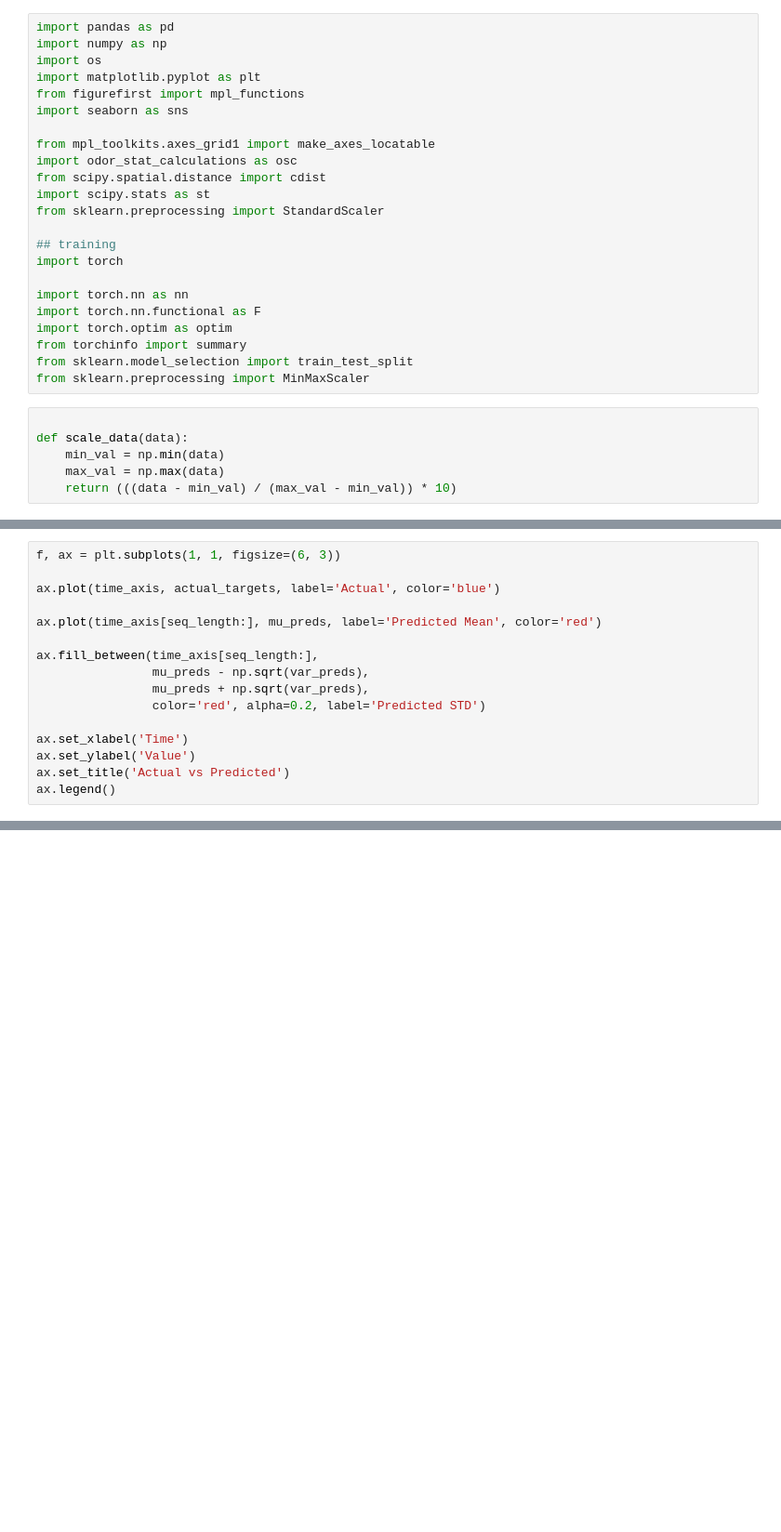
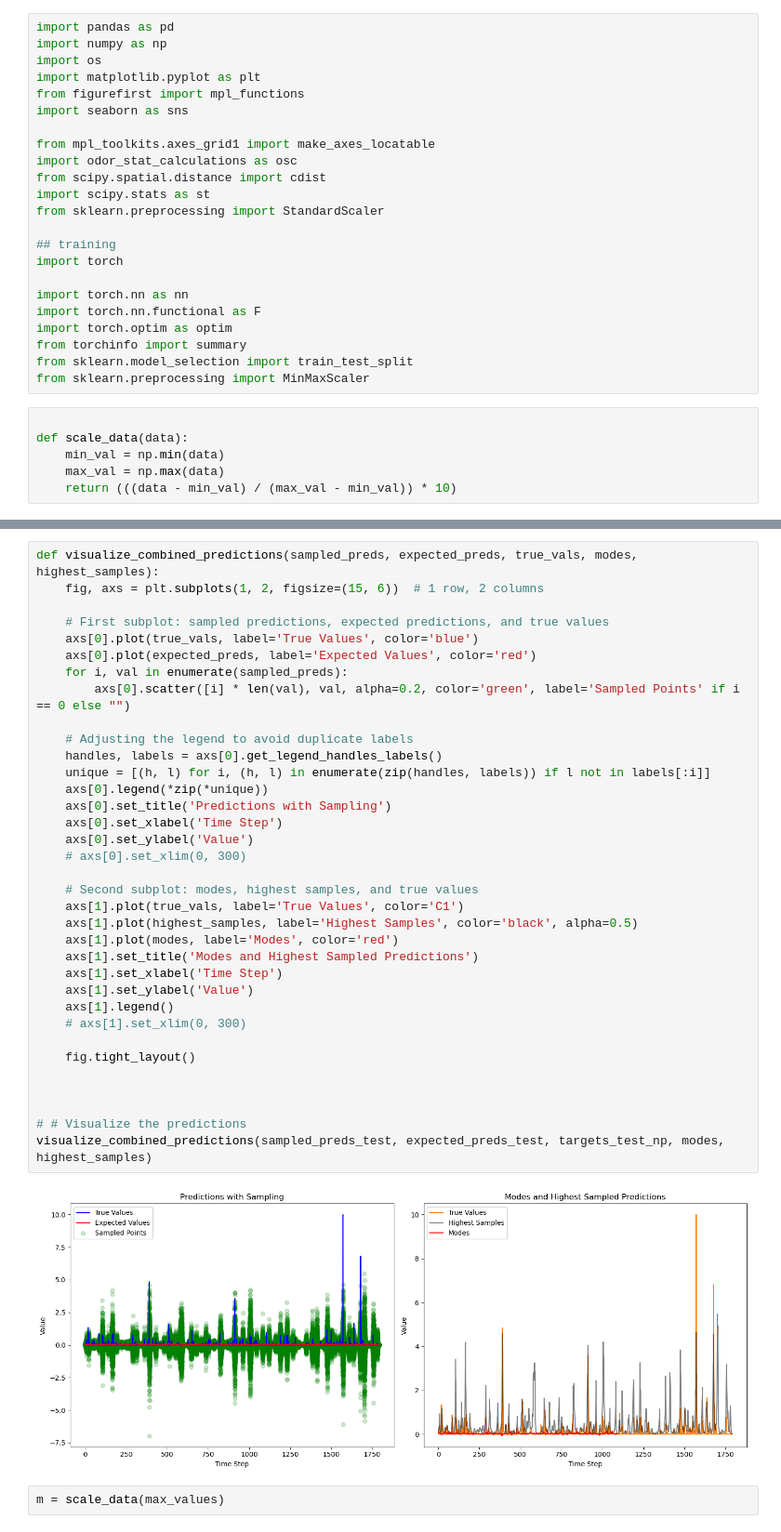
Before and after one commit to arunavanag591/COSMOS, a Jupyter notebook: train_distribution.ipynb, the cells around one changed output, grey strips where cells are left out. Shown at 93% size. Cells and saved outputs as stored; diff of their text form; blank space fills up the shorter version.

```diff
--- a/train_distribution.ipynb
+++ b/train_distribution.ipynb
@@ -326,16 +32,0 @@ time_axis = np.arange(len(actual_targets))
-# %%
-f, ax = plt.subplots(1, 1, figsize=(6, 3))
-
-ax.plot(time_axis, actual_targets, label='Actual', color='blue')
-
-ax.plot(time_axis[seq_length:], mu_preds, label='Predicted Mean', color='red')
-
-ax.fill_between(time_axis[seq_length:],
-                mu_preds - np.sqrt(var_preds),
-                mu_preds + np.sqrt(var_preds),
-                color='red', alpha=0.2, label='Predicted STD')
-
-ax.set_xlabel('Time')
-ax.set_ylabel('Value')
-ax.set_title('Actual vs Predicted')
-ax.legend()
@@ -455,0 +283,39 @@ mpl_functions.set_fontsize(f, 12)
+# %%
+def visualize_combined_predictions(sampled_preds, expected_preds, true_vals, modes, highest_samples):
+    fig, axs = plt.subplots(1, 2, figsize=(15, 6))  # 1 row, 2 columns
+
+    # First subplot: sampled predictions, expected predictions, and true values
+    axs[0].plot(true_vals, label='True Values', color='blue')
+    axs[0].plot(expected_preds, label='Expected Values', color='red')
+    for i, val in enumerate(sampled_preds):
+        axs[0].scatter([i] * len(val), val, alpha=0.2, color='green', label='Sampled Points' if i == 0 else "")
+
+    # Adjusting the legend to avoid duplicate labels
+    handles, labels = axs[0].get_legend_handles_labels()
+    unique = [(h, l) for i, (h, l) in enumerate(zip(handles, labels)) if l not in labels[:i]]
+    axs[0].legend(*zip(*unique))
+    axs[0].set_title('Predictions with Sampling')
+    axs[0].set_xlabel('Time Step')
+    axs[0].set_ylabel('Value')
+    # axs[0].set_xlim(0, 300)
+
+    # Second subplot: modes, highest samples, and true values
+    axs[1].plot(true_vals, label='True Values', color='C1')
+    axs[1].plot(highest_samples, label='Highest Samples', color='black', alpha=0.5)
+    axs[1].plot(modes, label='Modes', color='red')
+    axs[1].set_title('Modes and Highest Sampled Predictions')
+    axs[1].set_xlabel('Time Step')
+    axs[1].set_ylabel('Value')
+    axs[1].legend()
+    # axs[1].set_xlim(0, 300)
+
+    fig.tight_layout()
+
+
+
+# # Visualize the predictions
+visualize_combined_predictions(sampled_preds_test, expected_preds_test, targets_test_np, modes, highest_samples)
+# %% [output]
+[figure, added]
+# %%
+m = scale_data(max_values)
```
Also changed, not shown: parts of 34 cells of this notebook, 1 other file.
